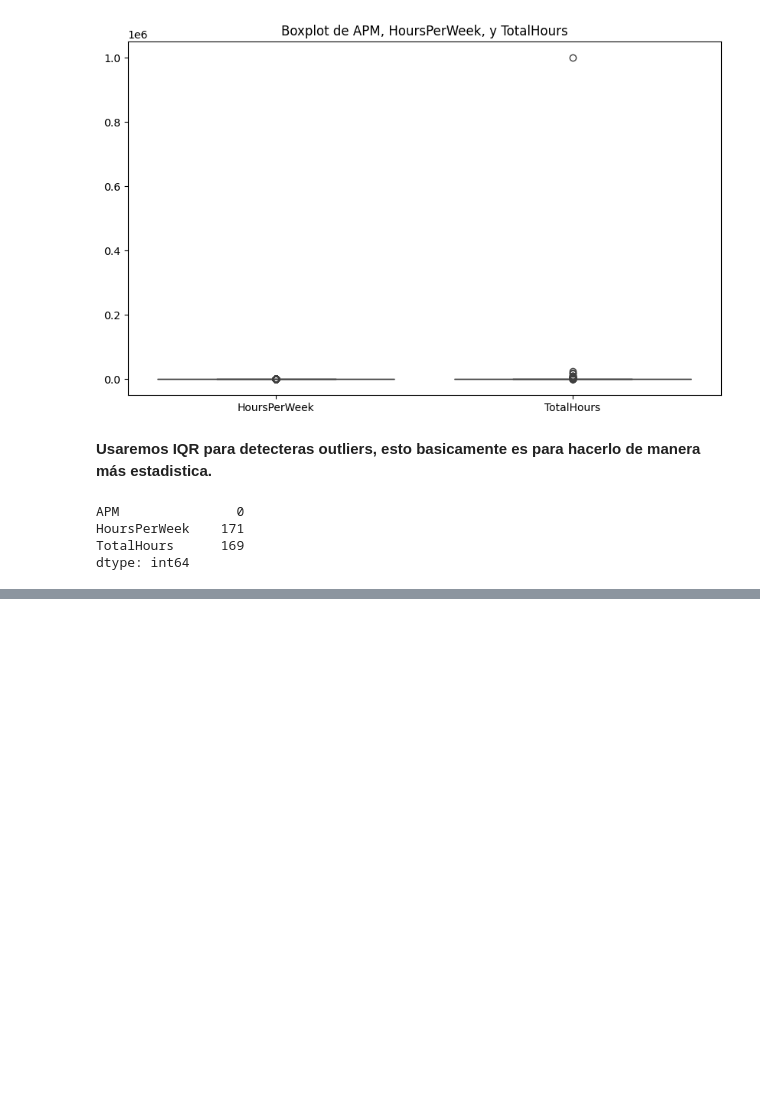
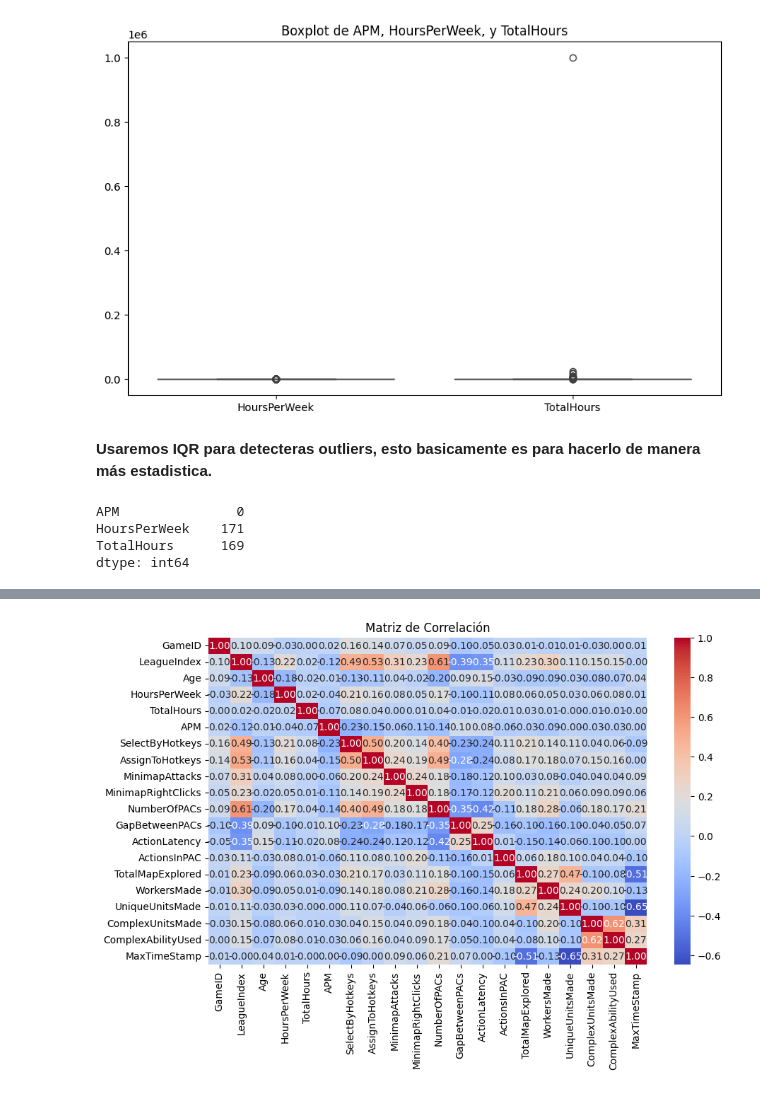
Before and after one commit to MatiasRai/ProyectoMineria, a Jupyter notebook: notebooks/Fase 2 exploración de los datos.ipynb, the cells around one changed output, grey strips where cells are left out. Saved outputs shown, nothing was run; the diff lists cells and outputs as text; code cells hidden in the pictures; blank space fills up the shorter version.

```diff
--- a/notebooks/Fase 2 exploración de los datos.ipynb
+++ b/notebooks/Fase 2 exploración de los datos.ipynb
@@ -191,0 +240,6 @@ dtype: int64
+# %%
+# Convertiremostodas las columnas del DataFrame a tipo numérico
+df = df.apply(pd.to_numeric, errors='coerce')
+
+# Verificar la conversión
+print(df.dtypes)
@@ -191,0 +285,10 @@ dtype: int64
+# %%
+# Calcularemos la matriz de correlación
+corr = df.corr()
+
+# Crear un heatmap
+plt.figure(figsize=(10,6))
+sns.heatmap(corr, annot=True, cmap='coolwarm', fmt='.2f')
+plt.title('Matriz de Correlación')
+plt.show()
+# %% [output]
@@ -191,0 +296 @@ dtype: int64
+[figure, added]
```
Also changed, not shown: parts of 18 cells of this notebook.
